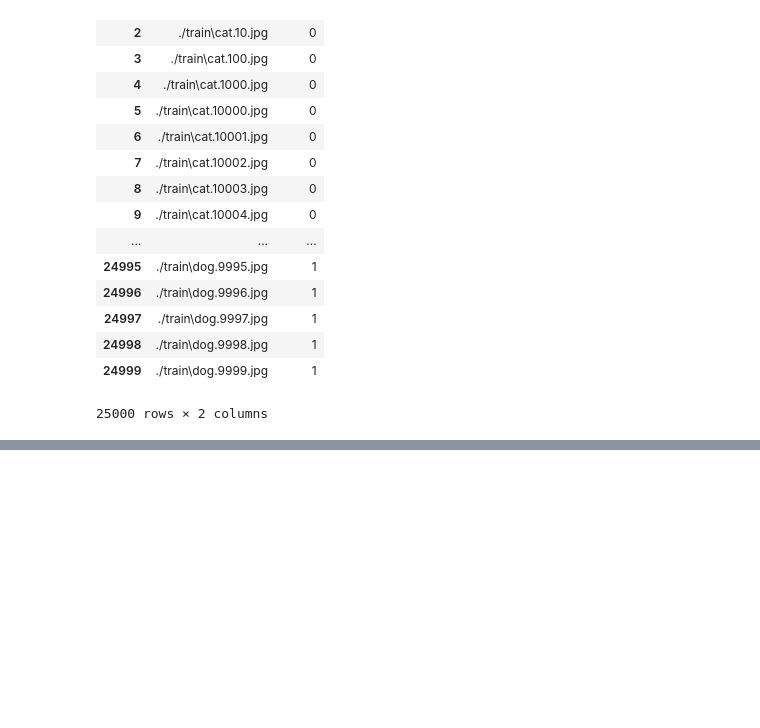
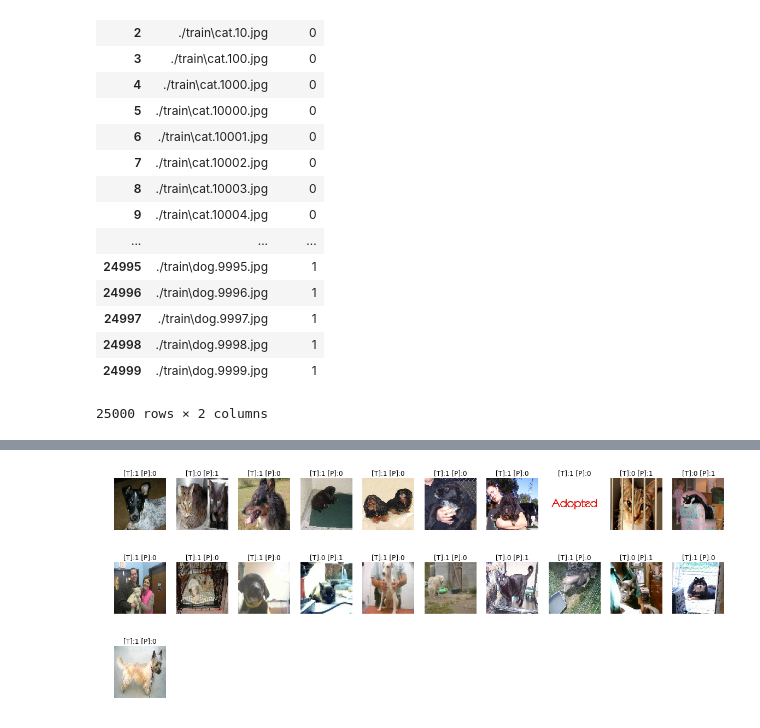
Before and after one commit to Elwing-Chou/MLDemo3, a Jupyter notebook: DogCat.ipynb, the cells around one changed output, grey strips where cells are left out. Drawn from its saved outputs; the diff is of its cells as text; code cells hidden in the pictures; blank space fills up the shorter version.

```diff
--- a/DogCat.ipynb
+++ b/DogCat.ipynb
@@ -49,11 +50,12 @@ SIZE: (224, 224)
 # %%
 from keras.applications.vgg16 import VGG16
 from keras.models import Model
-from keras.layers import Flatten, Dense, Dropout
+from keras.layers import Flatten, Dense, Dropout, BatchNormalization
 vgg = VGG16(include_top=False, input_shape=(224, 224, 3))
 for l in vgg.layers:
     l.trainable = False
-x = Flatten()(vgg.output)
+x = BatchNormalization()(vgg.output)
+x = Flatten()(x)
 x = Dense(units=2048, activation="relu")(x)
 x = Dropout(0.25)(x)
 x = Dense(units=256, activation="relu")(x)
@@ -81 +83,3 @@ Non-trainable params: 14,714,688
 _________________________________________________________________
+# %%
+cnn.compile(loss="categorical_crossentropy", optimizer="adam", metrics=["accuracy"])
@@ -81,0 +144,12 @@ _________________________________________________________________
+# %%
+idx = np.random.randint(0, len(x_test), 200)
+orixs = []
+xs = []
+oriys = y_test[idx]
+ys = y_test_cat[idx]
+for p in x_test[idx]:
+    img = load_img(p, target_size=(224, 224, 3))
+    orixs.append(img)
+    img = preprocess_input(np.array(img))
+    xs.append(img)
+cnn.evaluate(np.array(xs), ys)
@@ -81,0 +159,28 @@ _________________________________________________________________
+# %%
+pre = cnn.predict(np.array(xs)).argmax(axis=-1)
+# %%
+import matplotlib.pyplot as plt
+%matplotlib inline
+pre_false = []
+ans_false = []
+img_false = []
+
+for (index, p) in enumerate(pre):
+    if not p == oriys[index]:
+        pre_false.append(p)
+        ans_false.append(oriys[index])
+        img_false.append(orixs[index])
+
+
+width = 10
+height = int(len(pre_false) / width) + 1
+plt.figure(figsize=(20, 8))
+for (index, img) in enumerate(img_false):
+    plt.subplot(height, width, index + 1)
+    # T原始答案　P預測答案
+    t = "[T]:" + str(ans_false[index]) + " [P]:" + str(pre_false[index])
+    plt.title(t)
+    plt.axis("off")
+    plt.imshow(img)
+# %% [output]
+[figure, added]
```
Also changed, not shown: parts of 9 cells of this notebook.
